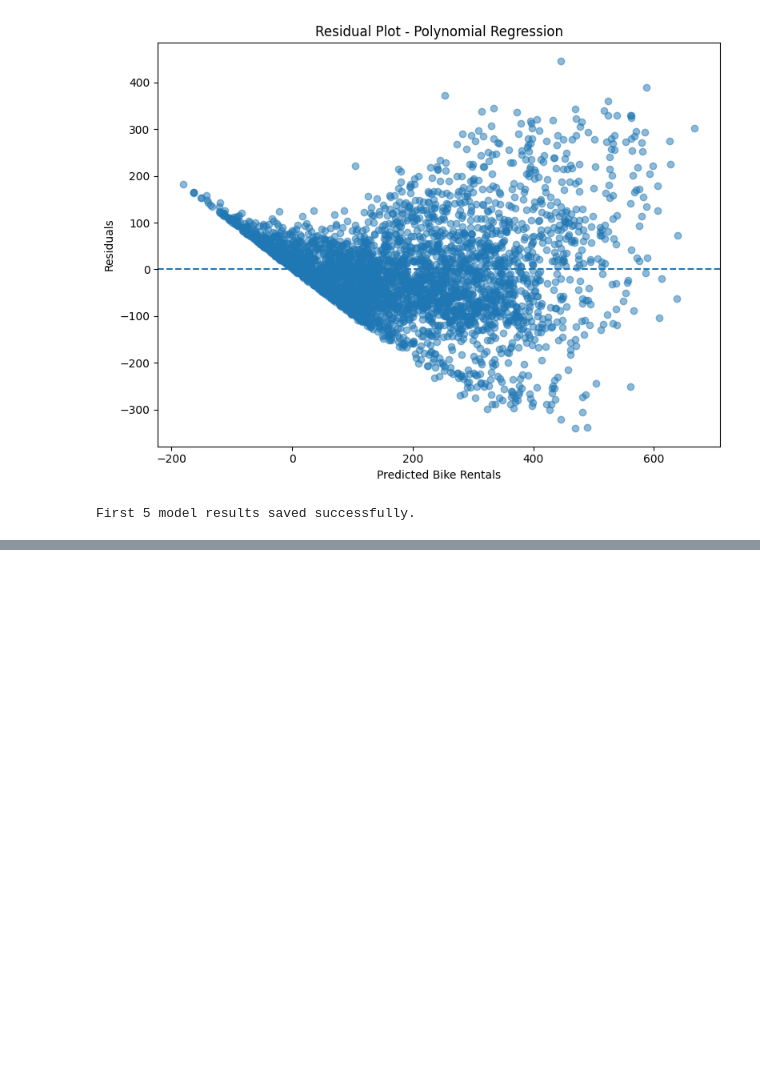
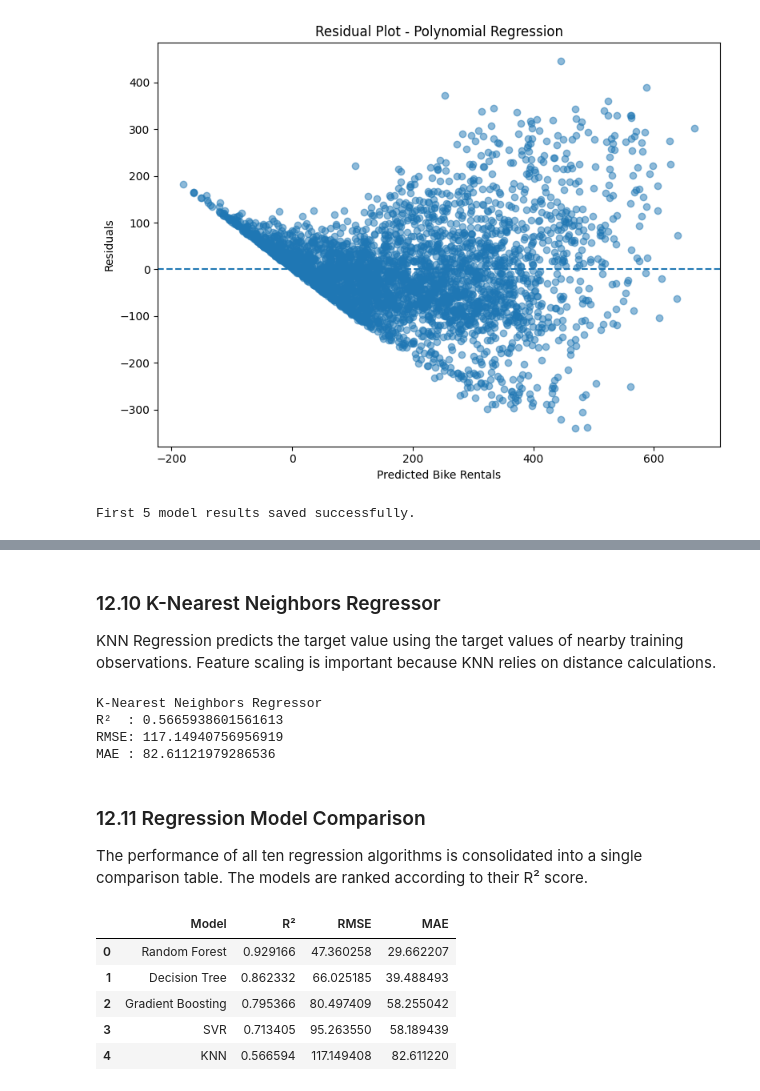
Before and after one commit to vaishnavit67/23cse301-ecommerce-ml-capstone, a Jupyter notebook: Notebooks/Regression.ipynb, the cells around one changed output, grey strips where cells are left out. Cells and saved outputs as stored; diff of their text form; code cells hidden in the pictures; blank space fills up the shorter version.

Commit message:
added Decision Tree, Random Forest, KNN, Gradient Boosting, SVR regression algorithms

```diff
--- a/Notebooks/Regression.ipynb
+++ b/Notebooks/Regression.ipynb
@@ -1424,0 +1548,67 @@ First 5 model results saved successfully.
+# %% [markdown]
+### 12.10 K-Nearest Neighbors Regressor
+
+KNN Regression predicts the target value using the target values of nearby
+training observations. Feature scaling is important because KNN relies on
+distance calculations.
+# %%
+knn_model = KNeighborsRegressor(
+    n_neighbors=5,
+    n_jobs=-1
+)
+
+knn_model, knn_predictions, knn_r2, knn_rmse, knn_mae = (
+    evaluate_regression_model(
+        knn_model,
+        X_train_processed,
+        X_test_processed,
+        y_train,
+        y_test
+    )
+)
+
+print("K-Nearest Neighbors Regressor")
+print("R²  :", knn_r2)
+print("RMSE:", knn_rmse)
+print("MAE :", knn_mae)
+# %% [output]
+K-Nearest Neighbors Regressor
+R²  : 0.5665938601561613
+RMSE: 117.14940756956919
+MAE : 82.61121979286536
+# %% [markdown]
+### 12.11 Regression Model Comparison
+
+The performance of all ten regression algorithms is consolidated into a
+single comparison table. The models are ranked according to their R² score.
+# %%
+# Store results from all ten regression models
+
+results = [
+    ["Decision Tree", dt_r2, dt_rmse, dt_mae],
+    ["Random Forest", rf_r2, rf_rmse, rf_mae],
+    ["Gradient Boosting", gb_r2, gb_rmse, gb_mae],
+    ["SVR", svr_r2, svr_rmse, svr_mae],
+    ["KNN", knn_r2, knn_rmse, knn_mae]
+]
+
+results_df = pd.DataFrame(
+    results,
+    columns=["Model", "R²", "RMSE", "MAE"]
+)
+
+# Rank models by R²
+results_df = results_df.sort_values(
+    by="R²",
+    ascending=False
+).reset_index(drop=True)
+
+# Display the comparison table
+results_df
+# %% [output]
+|  | Model | R² | RMSE | MAE |
+| 0 | Random Forest | 0.929166 | 47.360258 | 29.662207 |
+| 1 | Decision Tree | 0.862332 | 66.025185 | 39.488493 |
+| 2 | Gradient Boosting | 0.795366 | 80.497409 | 58.255042 |
+| 3 | SVR | 0.713405 | 95.263550 | 58.189439 |
+| 4 | KNN | 0.566594 | 117.149408 | 82.611220 |
```
Also changed, not shown: parts of 9 cells of this notebook.
